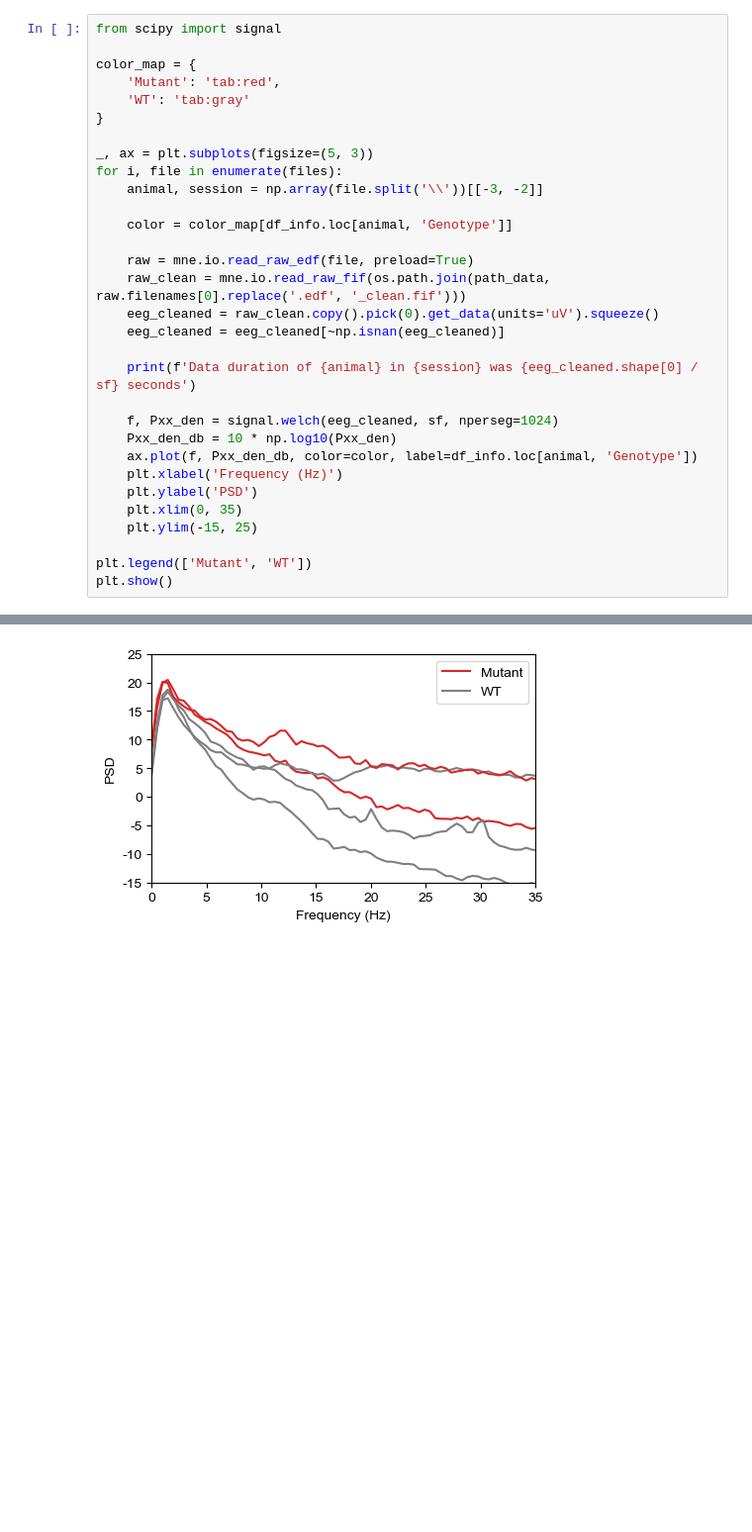
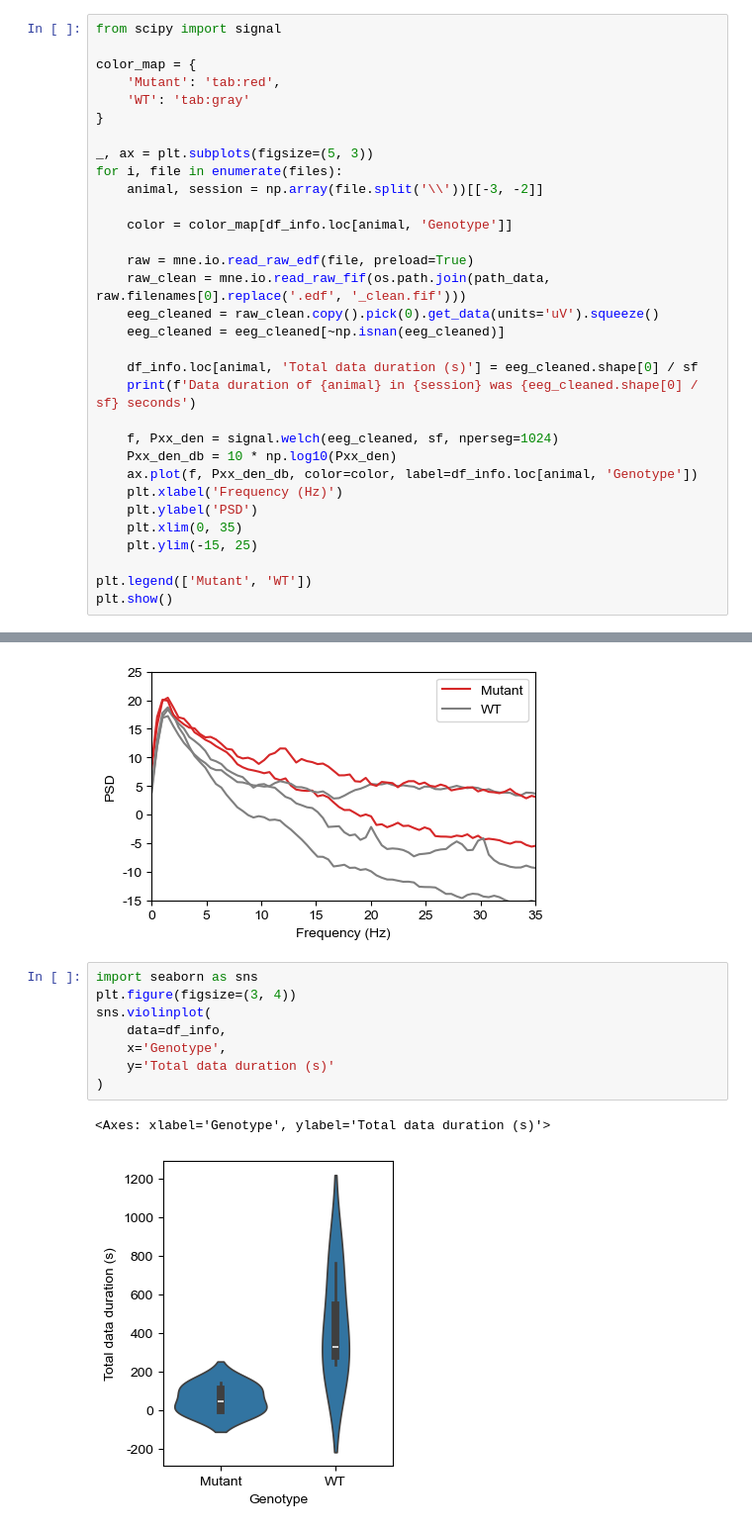
Before and after one commit to Puzzle-Li/as_monkey_eeg, a Jupyter notebook: multiple_session_stat.ipynb, the cells around one changed output, grey strips where cells are left out. Shown: that part at 99% size. Saved outputs shown, nothing was run; the diff lists cells and outputs as text; blank space fills up the shorter version.

Commit message:
supplement of total data duration in 2 groups

```diff
--- a/multiple_session_stat.ipynb
+++ b/multiple_session_stat.ipynb
@@ -146,6 +146,7 @@ for i, file in enumerate(files):
     eeg_cleaned = raw_clean.copy().pick(0).get_data(units='uV').squeeze()
     eeg_cleaned = eeg_cleaned[~np.isnan(eeg_cleaned)]
 
+    df_info.loc[animal, 'Total data duration (s)'] = eeg_cleaned.shape[0] / sf
     print(f'Data duration of {animal} in {session} was {eeg_cleaned.shape[0] / sf} seconds')
 
     f, Pxx_den = signal.welch(eeg_cleaned, sf, nperseg=1024)
@@ -167,3 +168,14 @@ Data duration of 0760# in 2024-03-12 was 0.0 seconds
 Data duration of 0792# in 2024-03-12 was 328.0 seconds
 Data duration of 0800# in 2024-03-08 was 100.0 seconds
 [figure]
+# %%
+import seaborn as sns
+plt.figure(figsize=(3, 4))
+sns.violinplot(
+    data=df_info,
+    x='Genotype',
+    y='Total data duration (s)'
+)
+# %% [output]
+<Axes: xlabel='Genotype', ylabel='Total data duration (s)'>
+[figure, added]
```
